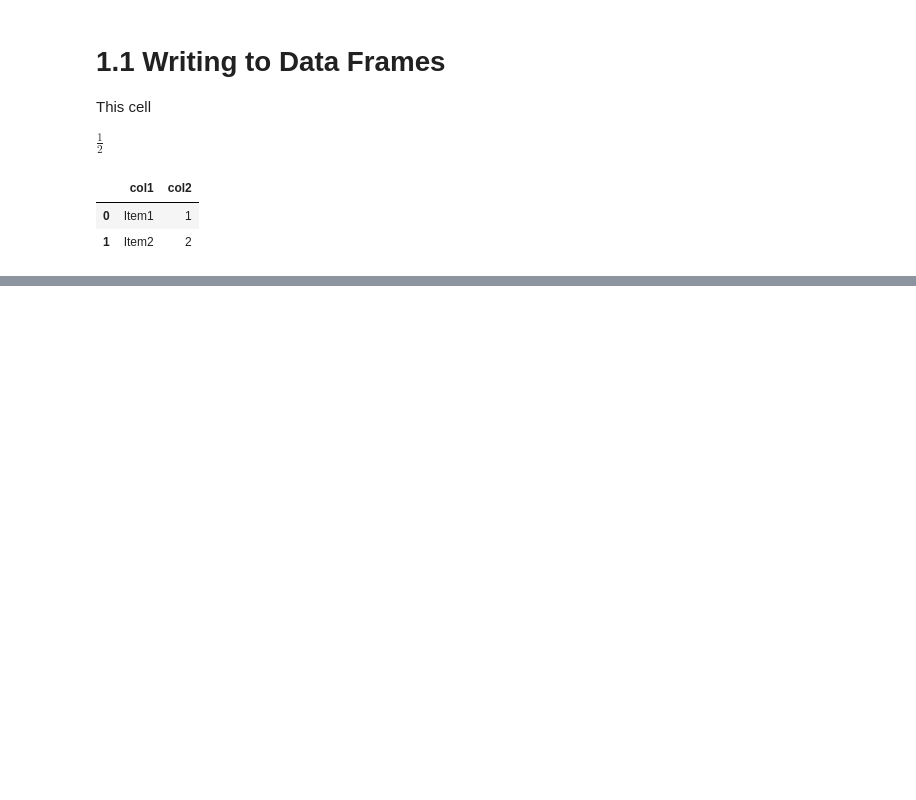
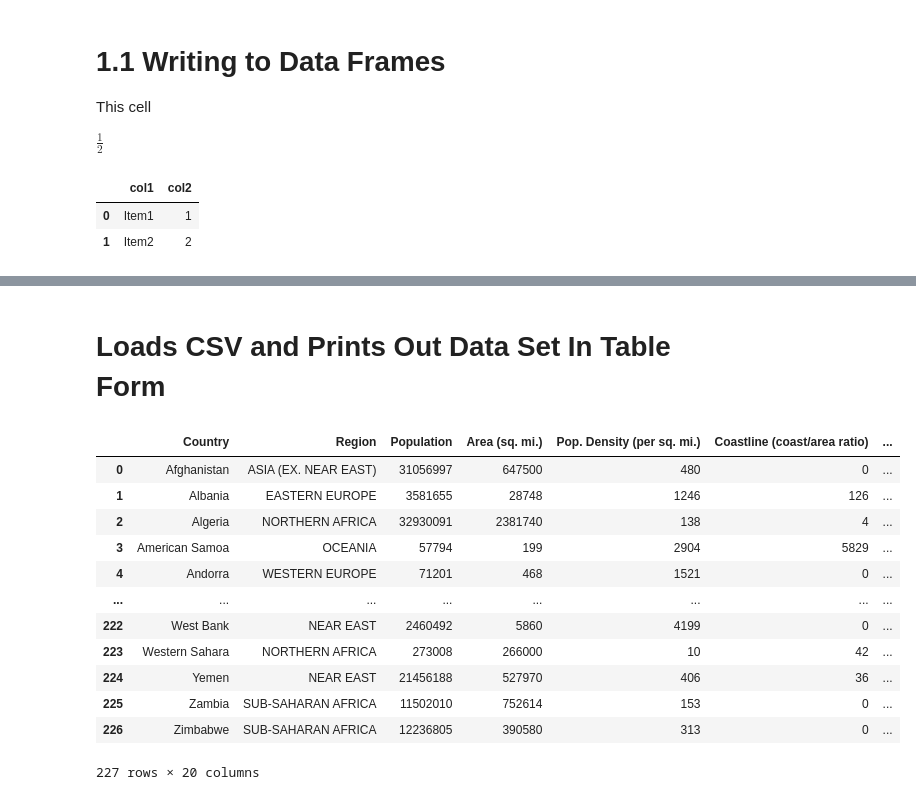
Before and after one commit to Mark-Barbaric/Introduction_To_Machine_Learning, a Jupyter notebook: Session1/Intro_To_Machine_Learning_W1.ipynb, the cells around one changed output, grey strips where cells are left out. Cells and saved outputs as stored; diff of their text form; code cells hidden in the pictures; blank space fills up the shorter version.

```diff
--- a/Session1/Intro_To_Machine_Learning_W1.ipynb
+++ b/Session1/Intro_To_Machine_Learning_W1.ipynb
@@ -23,0 +31,19 @@ df
+# %% [markdown]
+# Loads CSV and Prints Out Data Set In Table Form
+# %%
+countries = pd.read_csv("countries of the world.csv", thousands = ",")
+countries
+# %% [output]
+|  | Country | Region | Population | Area (sq. mi.) | Pop. Density (per sq. mi.) | Coastline (coast/area ratio) | ... |
+| 0 | Afghanistan | ASIA (EX. NEAR EAST) | 31056997 | 647500 | 480 | 0 | ... |
+| 1 | Albania | EASTERN EUROPE | 3581655 | 28748 | 1246 | 126 | ... |
+| 2 | Algeria | NORTHERN AFRICA | 32930091 | 2381740 | 138 | 4 | ... |
+| 3 | American Samoa | OCEANIA | 57794 | 199 | 2904 | 5829 | ... |
+| 4 | Andorra | WESTERN EUROPE | 71201 | 468 | 1521 | 0 | ... |
+| ... | ... | ... | ... | ... | ... | ... | ... |
+| 222 | West Bank | NEAR EAST | 2460492 | 5860 | 4199 | 0 | ... |
+| 223 | Western Sahara | NORTHERN AFRICA | 273008 | 266000 | 10 | 42 | ... |
+| 224 | Yemen | NEAR EAST | 21456188 | 527970 | 406 | 36 | ... |
+| 225 | Zambia | SUB-SAHARAN AFRICA | 11502010 | 752614 | 153 | 0 | ... |
+| 226 | Zimbabwe | SUB-SAHARAN AFRICA | 12236805 | 390580 | 313 | 0 | ... |
+227 rows × 20 columns
```
Also changed, not shown: parts of 8 cells of this notebook.
